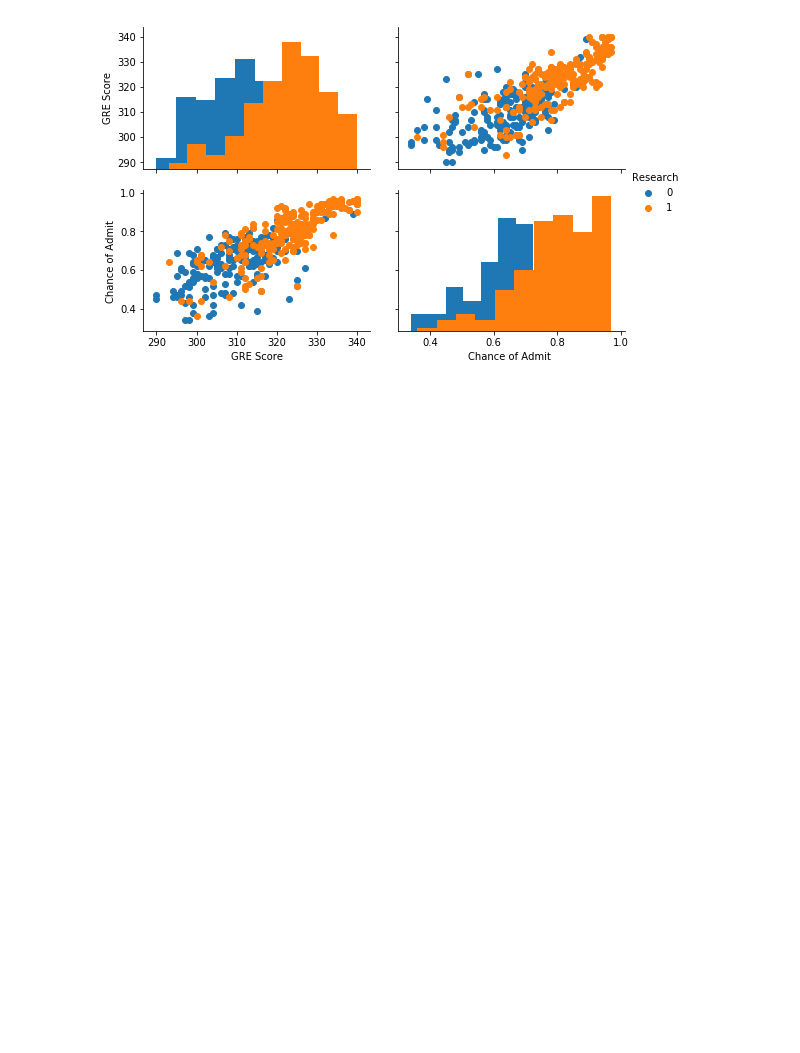
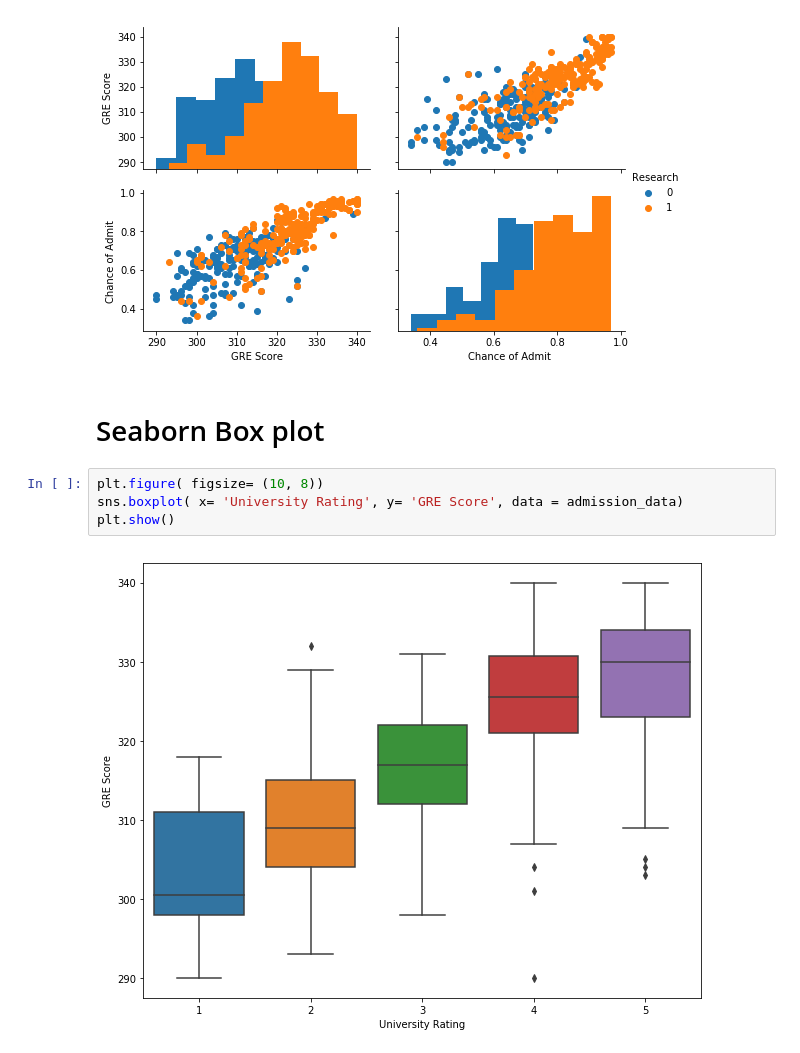
Before and after one commit to ragalaa/Directory, a Jupyter notebook: Regression_with_Multivariate_data_analysis.ipynb, the cells around one changed output. Saved outputs shown, nothing was run; the diff lists cells and outputs as text; blank space fills up the shorter version.

```diff
--- a/Regression_with_Multivariate_data_analysis.ipynb
+++ b/Regression_with_Multivariate_data_analysis.ipynb
@@ -124,3 +124,11 @@ grid.add_legend()
 plt.show()
 # %% [output]
 [figure]
+# %% [markdown]
+# Seaborn Box plot
+# %%
+plt.figure( figsize= (10, 8))
+sns.boxplot( x= 'University Rating', y= 'GRE Score', data = admission_data)
+plt.show()
+# %% [output]
+[figure, added]
```
Also changed, not shown: parts of 8 cells of this notebook.
